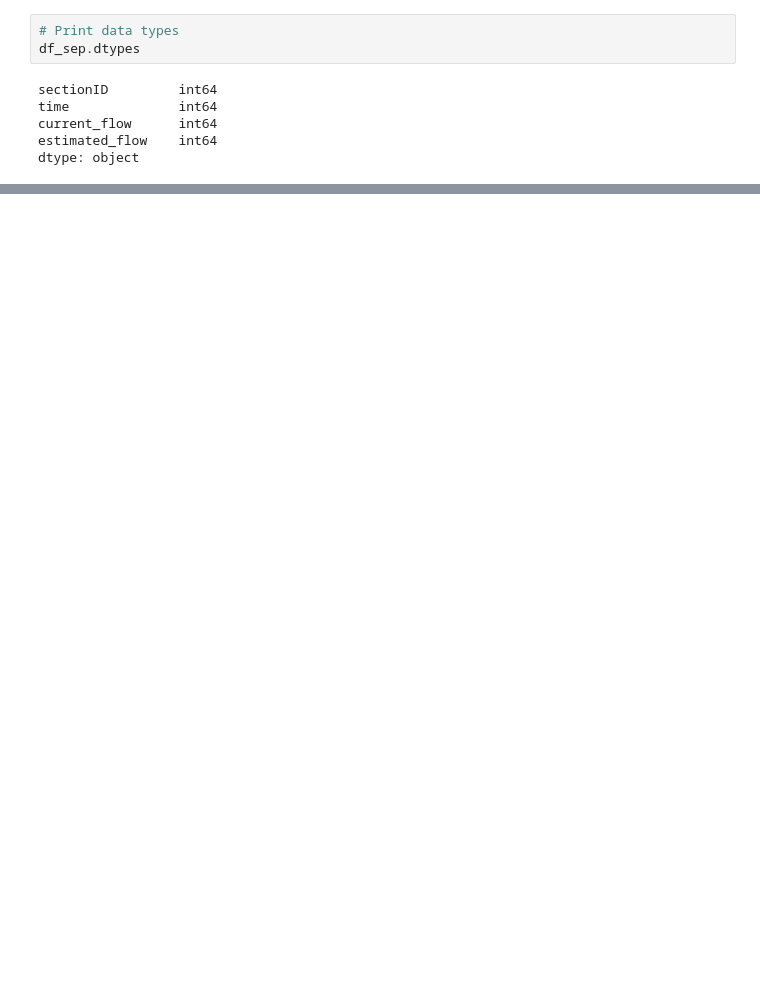
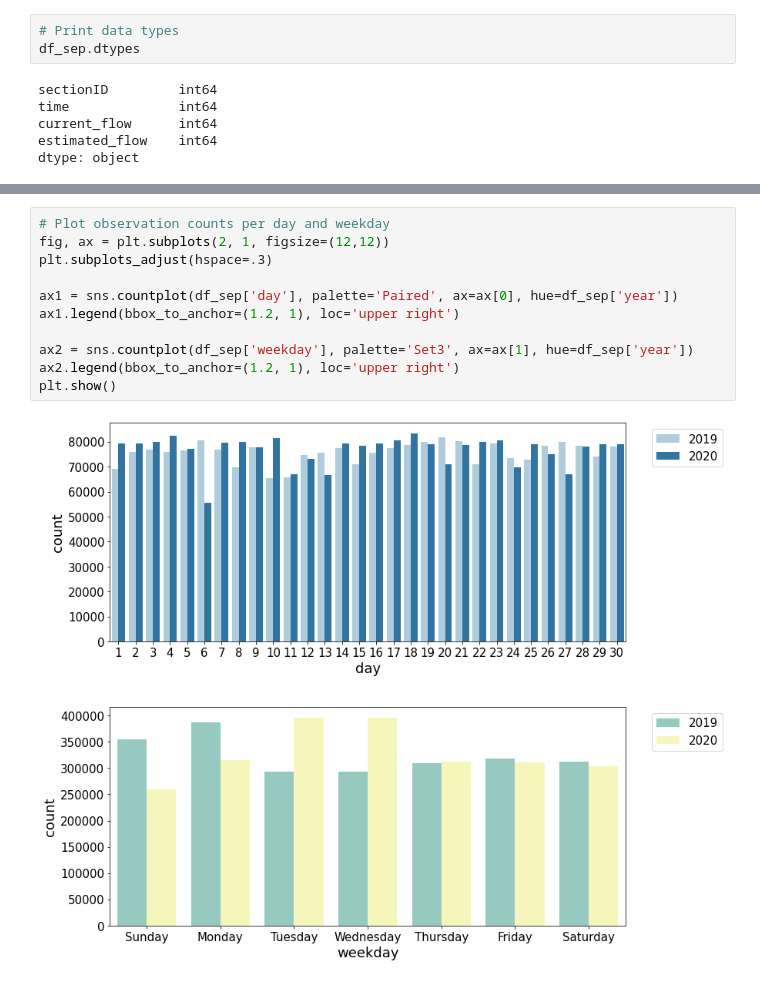
Before and after one commit to soyhyoj/BCN-TrafficForecast, a Jupyter notebook: notebooks/2. EDA.ipynb, the cells around one changed output, grey strips where cells are left out. Saved outputs shown, nothing was run; the diff lists cells and outputs as text; blank space fills up the shorter version.

```diff
--- a/notebooks/2. EDA.ipynb
+++ b/notebooks/2. EDA.ipynb
@@ -169,0 +183,13 @@ len(df_sep['sectionID'].unique())
+# %%
+# Plot observation counts per day and weekday
+fig, ax = plt.subplots(2, 1, figsize=(12,12))
+plt.subplots_adjust(hspace=.3)
+
+ax1 = sns.countplot(df_sep['day'], palette='Paired', ax=ax[0], hue=df_sep['year'])
+ax1.legend(bbox_to_anchor=(1.2, 1), loc='upper right')
+
+ax2 = sns.countplot(df_sep['weekday'], palette='Set3', ax=ax[1], hue=df_sep['year'])
+ax2.legend(bbox_to_anchor=(1.2, 1), loc='upper right')
+plt.show()
+# %% [output]
+[figure, added]
```
Also changed, not shown: parts of 21 cells of this notebook, 1 other file.
